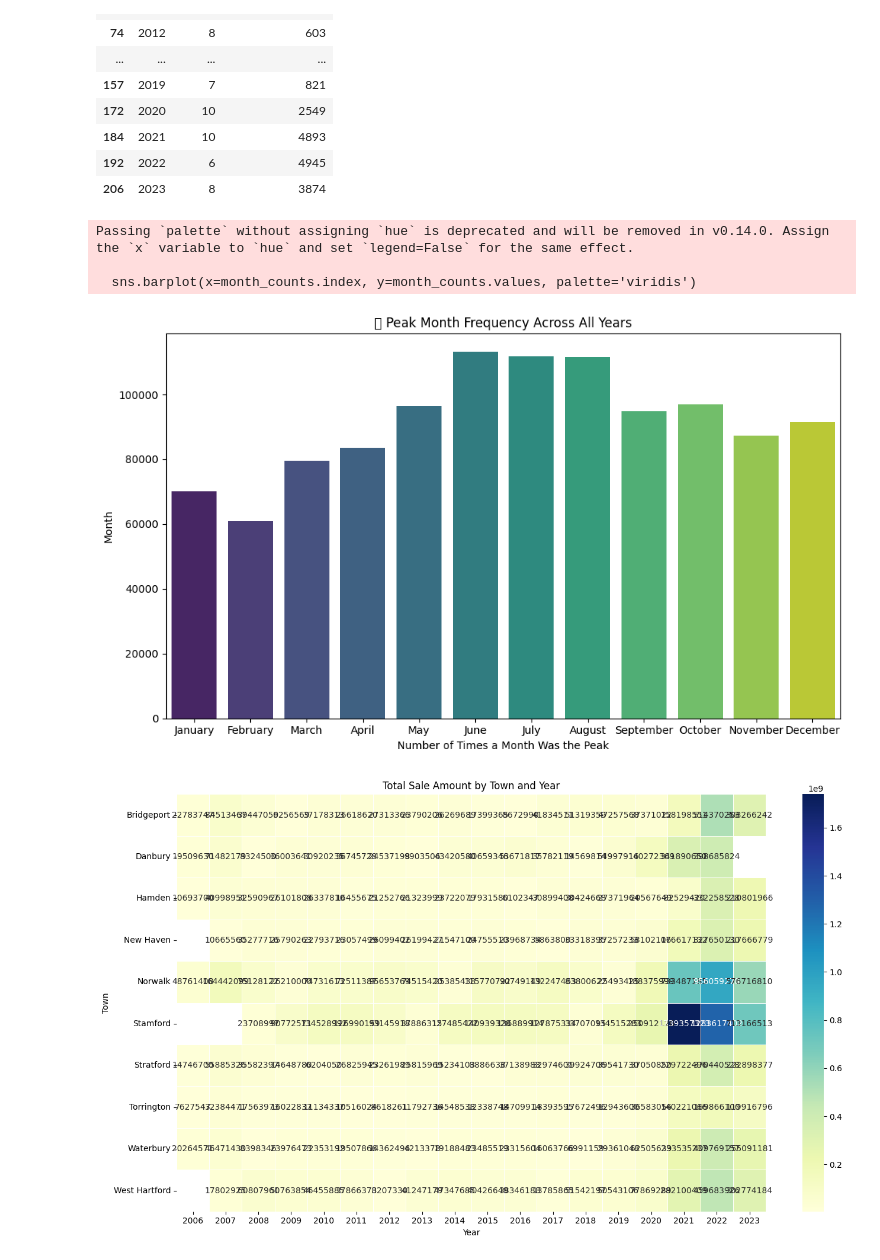
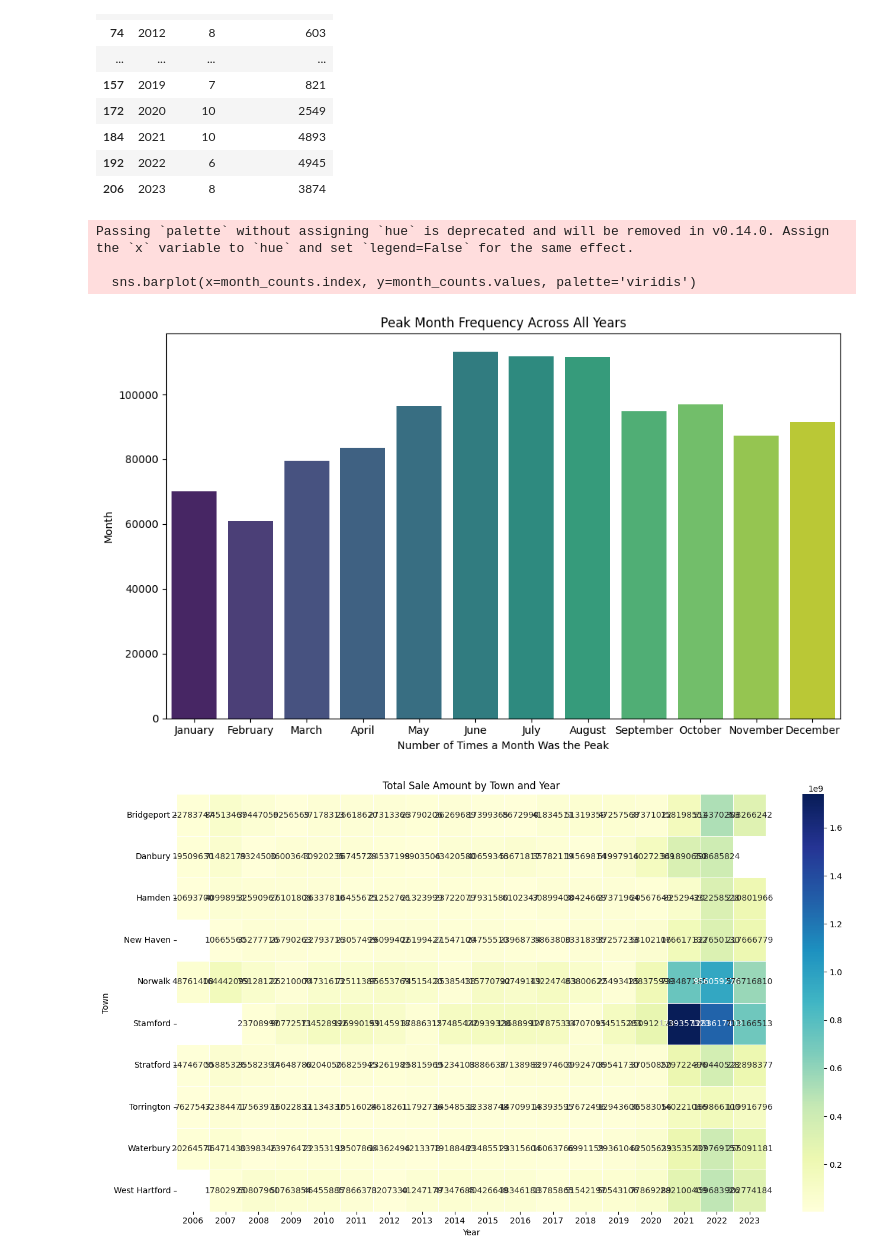
Before and after one commit to kthanikonda/DataWithPython, a Jupyter notebook: Real_Estate_Project-2.ipynb, the cells around one changed output. Drawn from its saved outputs; the diff is of its cells as text; code cells hidden in the pictures.

```diff
--- a/Real_Estate_Project-2.ipynb
+++ b/Real_Estate_Project-2.ipynb
@@ -530,33 +545,33 @@ peak_months_by_year
 # %%
 # Ensure 'Date Recorded' is in datetime format
 df['Date Recorded'] = pd.to_datetime(df['Date Recorded'], errors='coerce')
 
 # Extract month name
 df['Month Name'] = df['Date Recorded'].dt.month_name()
 
 # Define month order
 month_order = ['January', 'February', 'March', 'April', 'May', 'June',
                'July', 'August', 'September', 'October', 'November', 'December']
 
 # Convert to categorical with order
 df['Month Name'] = pd.Categorical(df['Month Name'], categories=month_order, ordered=True)
 
 # Count values and drop NaN months (if any)
 month_counts = df['Month Name'].value_counts().sort_index()
 
 # Plot as horizontal bar chart
 plt.figure(figsize=(10, 6))
 sns.barplot(x=month_counts.index, y=month_counts.values, palette='viridis')
-plt.title('🔝 Peak Month Frequency Across All Years')
+plt.title('Peak Month Frequency Across All Years')
 plt.xlabel('Number of Times a Month Was the Peak')
 plt.ylabel('Month')
 plt.tight_layout()
 plt.show()
 # %% [output]
 Passing `palette` without assigning `hue` is deprecated and will be removed in v0.14.0. Assign the `x` variable to `hue` and set `legend=False` for the same effect.
 
   sns.barplot(x=month_counts.index, y=month_counts.values, palette='viridis')
-[figure, old version]
+[figure, new version]
 # %%
 # Ensure correct datetime format and extract year
 cleaned_df['Date Recorded'] = pd.to_datetime(cleaned_df['Date Recorded'], errors='coerce')
```
Also changed, not shown: parts of 4 cells of this notebook.
